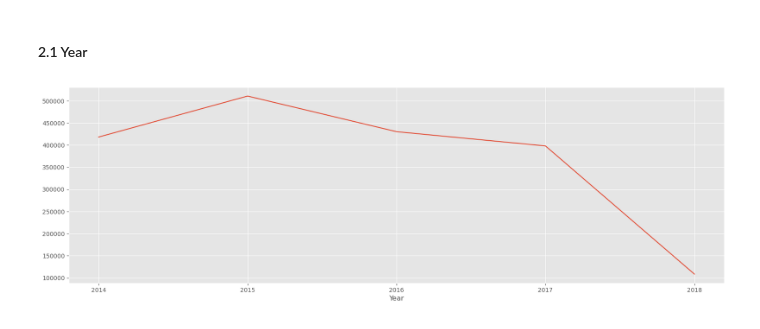
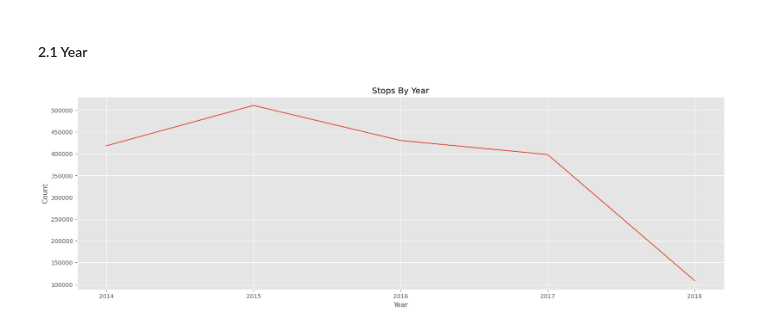
Before and after one commit to alejo1630/opp_EDA, a Jupyter notebook: philadelphia_EDA.ipynb, the cells around one changed output. Cells and saved outputs as stored; diff of their text form; code cells hidden in the pictures.

```diff
--- a/philadelphia_EDA.ipynb
+++ b/philadelphia_EDA.ipynb
@@ -207,10 +260,10 @@ df[["Year", "Month", "Day", "Day_Week"]].head()
 # %% [markdown]
 #### 2.1 Year
 # %%
-year_data = df.groupby(df["Year"]).size()
-year_data
-sns.lineplot(data = year_data)
-plt.xticks(year_data.index)
+year_data = df.groupby(df["Year"]).size().reset_index(name = "Count")
+sns.lineplot(data = year_data, x = "Year", y = "Count")
+plt.xticks(year_data["Year"])
+plt.title("Stops By Year")
 plt.show()
 # %% [output]
-[figure, old version]
+[figure, new version]
```
Also changed, not shown: parts of 57 cells of this notebook, 3 other files.
